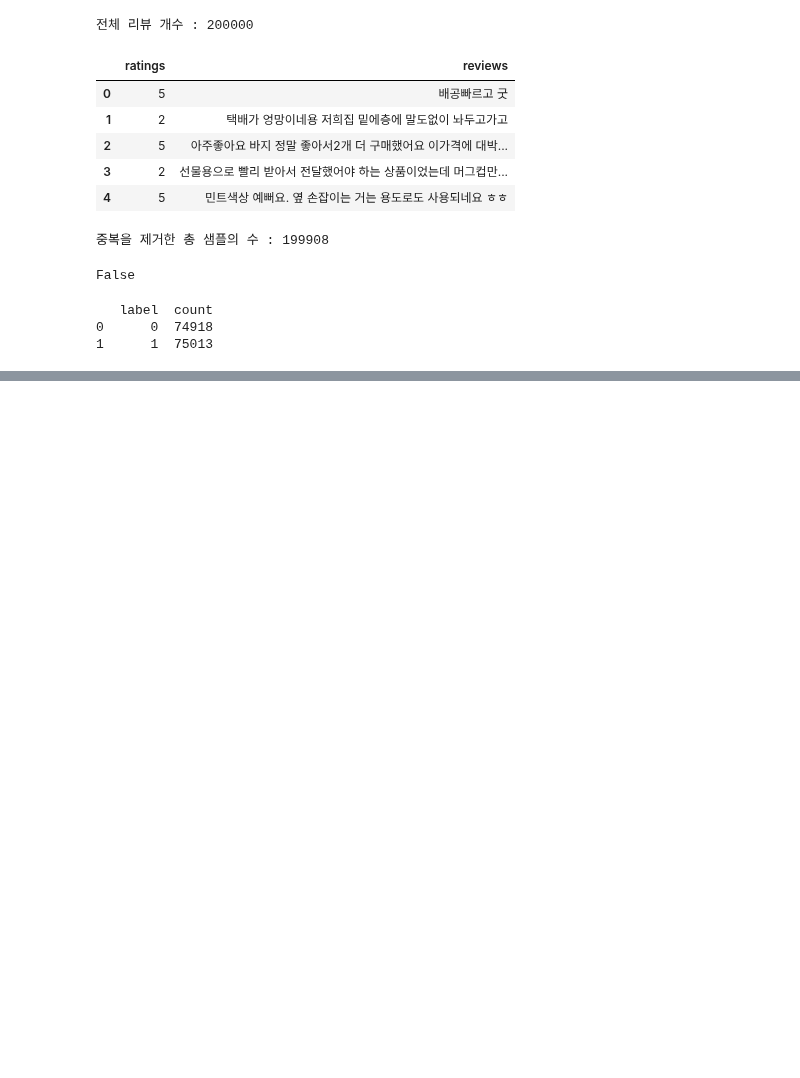
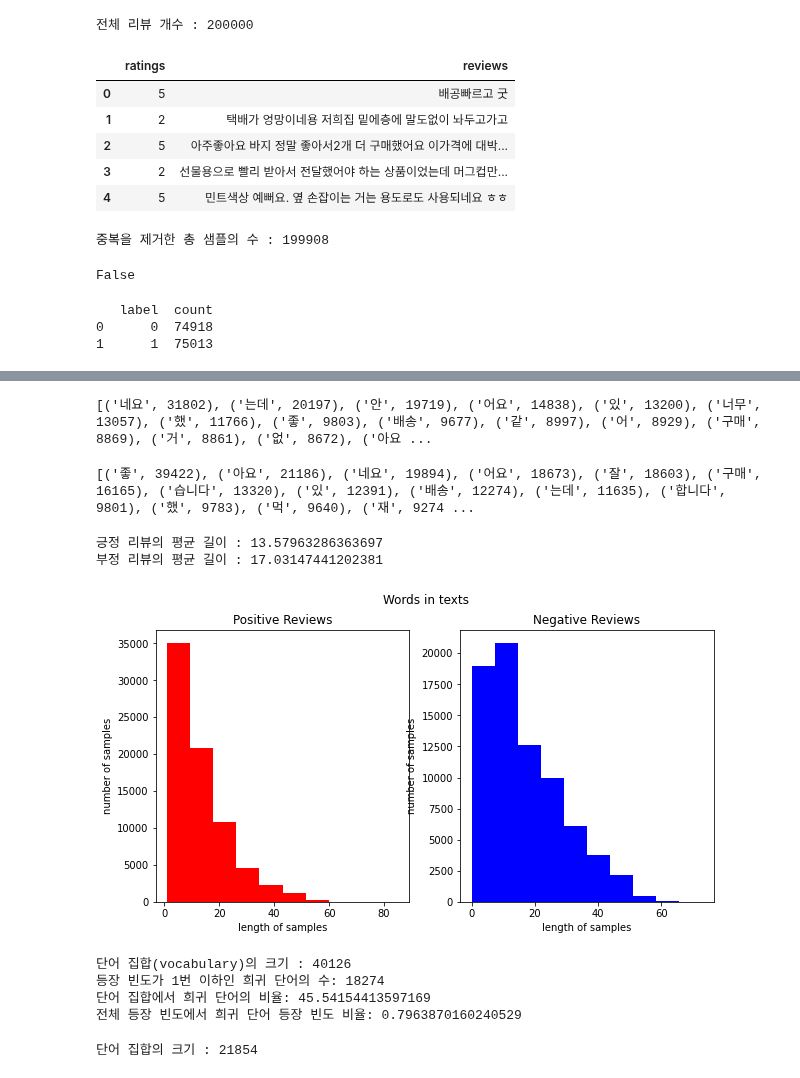
Before and after one commit to ESENS12/Tensorflow, a Jupyter notebook: KoNLP/NShoppingSentiment/NShoppingSentiment.ipynb, the cells around one changed output, grey strips where cells are left out. Cells and saved outputs as stored; diff of their text form; code cells hidden in the pictures; blank space fills up the shorter version.

```diff
--- a/KoNLP/NShoppingSentiment/NShoppingSentiment.ipynb
+++ b/KoNLP/NShoppingSentiment/NShoppingSentiment.ipynb
@@ -90,0 +100,5 @@ Exception: Install MeCab in order to use it: http://konlpy.org/en/latest/install
+# %%
+stopwords = ['도', '는', '다', '의', '가', '이', '은', '한', '에', '하', '고', '을', '를', '인', '듯', '과', '와', '네', '들', '듯', '지', '임', '게']
+# %%
+train_data['tokenized'] = train_data['reviews'].apply(mecab.morphs)
+train_data['tokenized'] = train_data['tokenized'].apply(lambda x: [item for item in x if item not in stopwords])
@@ -90,0 +118,34 @@ Exception: Install MeCab in order to use it: http://konlpy.org/en/latest/install
+# %%
+negative_words = np.hstack(train_data[train_data.label == 0]['tokenized'].values)
+positive_words = np.hstack(train_data[train_data.label == 1]['tokenized'].values)
+
+negative_word_count = Counter(negative_words)
+print(negative_word_count.most_common(20))
+# %% [output]
+[('네요', 31802), ('는데', 20197), ('안', 19719), ('어요', 14838), ('있', 13200), ('너무', 13057), ('했', 11766), ('좋', 9803), ('배송', 9677), ('같', 8997), ('어', 8929), ('구매', 8869), ('거', 8861), ('없', 8672), ('아요 ...
+# %%
+positive_word_count = Counter(positive_words)
+print(positive_word_count.most_common(20))
+# %% [output]
+[('좋', 39422), ('아요', 21186), ('네요', 19894), ('어요', 18673), ('잘', 18603), ('구매', 16165), ('습니다', 13320), ('있', 12391), ('배송', 12274), ('는데', 11635), ('합니다', 9801), ('했', 9783), ('먹', 9640), ('재', 9274 ...
+# %%
+fig,(ax1,ax2) = plt.subplots(1,2,figsize=(10,5))
+text_len = train_data[train_data['label']==1]['tokenized'].map(lambda x: len(x))
+ax1.hist(text_len, color='red')
+ax1.set_title('Positive Reviews')
+ax1.set_xlabel('length of samples')
+ax1.set_ylabel('number of samples')
+print('긍정 리뷰의 평균 길이 :', np.mean(text_len))
+
+text_len = train_data[train_data['label']==0]['tokenized'].map(lambda x: len(x))
+ax2.hist(text_len, color='blue')
+ax2.set_title('Negative Reviews')
+fig.suptitle('Words in texts')
+ax2.set_xlabel('length of samples')
+ax2.set_ylabel('number of samples')
+print('부정 리뷰의 평균 길이 :', np.mean(text_len))
+plt.show()
+# %% [output]
+긍정 리뷰의 평균 길이 : 13.57963286363697
+부정 리뷰의 평균 길이 : 17.03147441202381
+[figure, added]
@@ -90,0 +160,32 @@ Exception: Install MeCab in order to use it: http://konlpy.org/en/latest/install
+# %%
+threshold = 2
+total_cnt = len(tokenizer.word_index) # 단어의 수
+rare_cnt = 0 # 등장 빈도수가 threshold보다 작은 단어의 개수를 카운트
+total_freq = 0 # 훈련 데이터의 전체 단어 빈도수 총 합
+rare_freq = 0 # 등장 빈도수가 threshold보다 작은 단어의 등장 빈도수의 총 합
+
+# 단어와 빈도수의 쌍(pair)을 key와 value로 받는다.
+for key, value in tokenizer.word_counts.items():
+    total_freq = total_freq + value
+
+    # 단어의 등장 빈도수가 threshold보다 작으면
+    if(value < threshold):
+        rare_cnt = rare_cnt + 1
+        rare_freq = rare_freq + value
+
+print('단어 집합(vocabulary)의 크기 :',total_cnt)
+print('등장 빈도가 %s번 이하인 희귀 단어의 수: %s'%(threshold - 1, rare_cnt))
+print("단어 집합에서 희귀 단어의 비율:", (rare_cnt / total_cnt)*100)
+print("전체 등장 빈도에서 희귀 단어 등장 빈도 비율:", (rare_freq / total_freq)*100)
+# %% [output]
+단어 집합(vocabulary)의 크기 : 40126
+등장 빈도가 1번 이하인 희귀 단어의 수: 18274
+단어 집합에서 희귀 단어의 비율: 45.54154413597169
+전체 등장 빈도에서 희귀 단어 등장 빈도 비율: 0.7963870160240529
+# %%
+# 전체 단어 개수 중 빈도수 2이하인 단어 개수는 제거.
+# 0번 패딩 토큰과 1번 OOV 토큰을 고려하여 +2
+vocab_size = total_cnt - rare_cnt + 2
+print('단어 집합의 크기 :',vocab_size)
+# %% [output]
+단어 집합의 크기 : 21854
```
Also changed, not shown: parts of 18 cells of this notebook.
